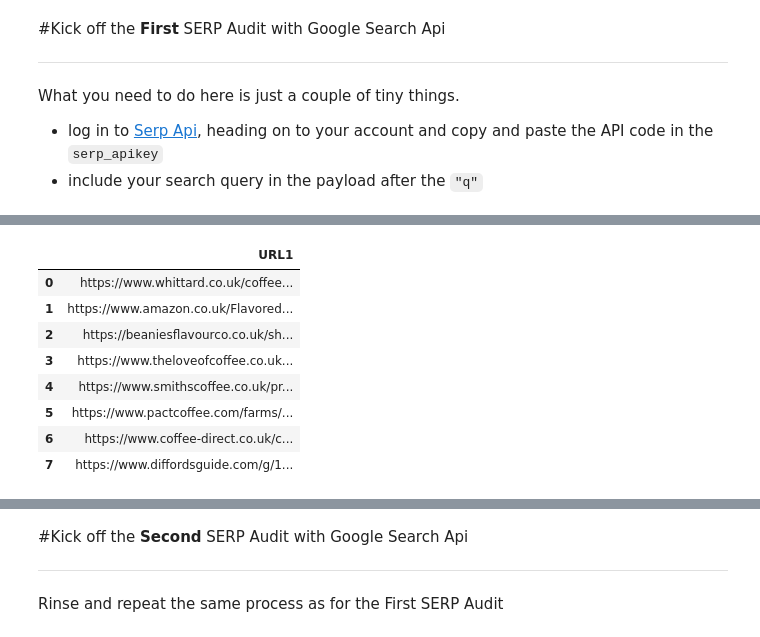
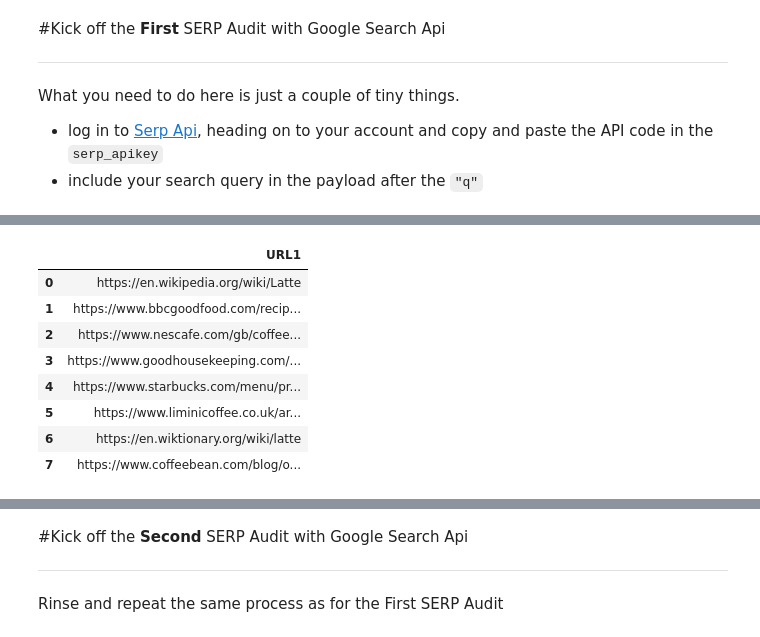
Before and after one commit to simodepth/Similarity-Tool, a Jupyter notebook: Top_SERP_similarity_tool.ipynb, the cells around one changed output, grey strips where cells are left out. Cells and saved outputs as stored; diff of their text form; code cells hidden in the pictures.

```diff
--- a/Top_SERP_similarity_tool.ipynb
+++ b/Top_SERP_similarity_tool.ipynb
@@ -123,19 +124,19 @@ https://serpapi.com/search
 # %%
 #@title Creating a Dataframe to View/Manipulate Data
-SERP_One = pd.read_csv('/content/data.csv')
+SERP_One = pd.read_csv('/content/results_1.csv')
 df = pd.DataFrame(SERP_One, columns=['link'])
 df.columns = ['URL1']
 df
 # %% [output]
 |  | URL1 |
-| 0 | https://www.whittard.co.uk/coffee... |
-| 1 | https://www.amazon.co.uk/Flavored... |
-| 2 | https://beaniesflavourco.co.uk/sh... |
-| 3 | https://www.theloveofcoffee.co.uk... |
-| 4 | https://www.smithscoffee.co.uk/pr... |
-| 5 | https://www.pactcoffee.com/farms/... |
-| 6 | https://www.coffee-direct.co.uk/c... |
-| 7 | https://www.diffordsguide.com/g/1... |
+| 0 | https://en.wikipedia.org/wiki/Latte |
+| 1 | https://www.bbcgoodfood.com/recip... |
+| 2 | https://www.nescafe.com/gb/coffee... |
+| 3 | https://www.goodhousekeeping.com/... |
+| 4 | https://www.starbucks.com/menu/pr... |
+| 5 | https://www.liminicoffee.co.uk/ar... |
+| 6 | https://en.wiktionary.org/wiki/latte |
+| 7 | https://www.coffeebean.com/blog/o... |
 # %%
 #@title Snippet Highlighted Words: Data Cleaning (Optional)
 
```
Also changed, not shown: parts of 13 cells of this notebook.
